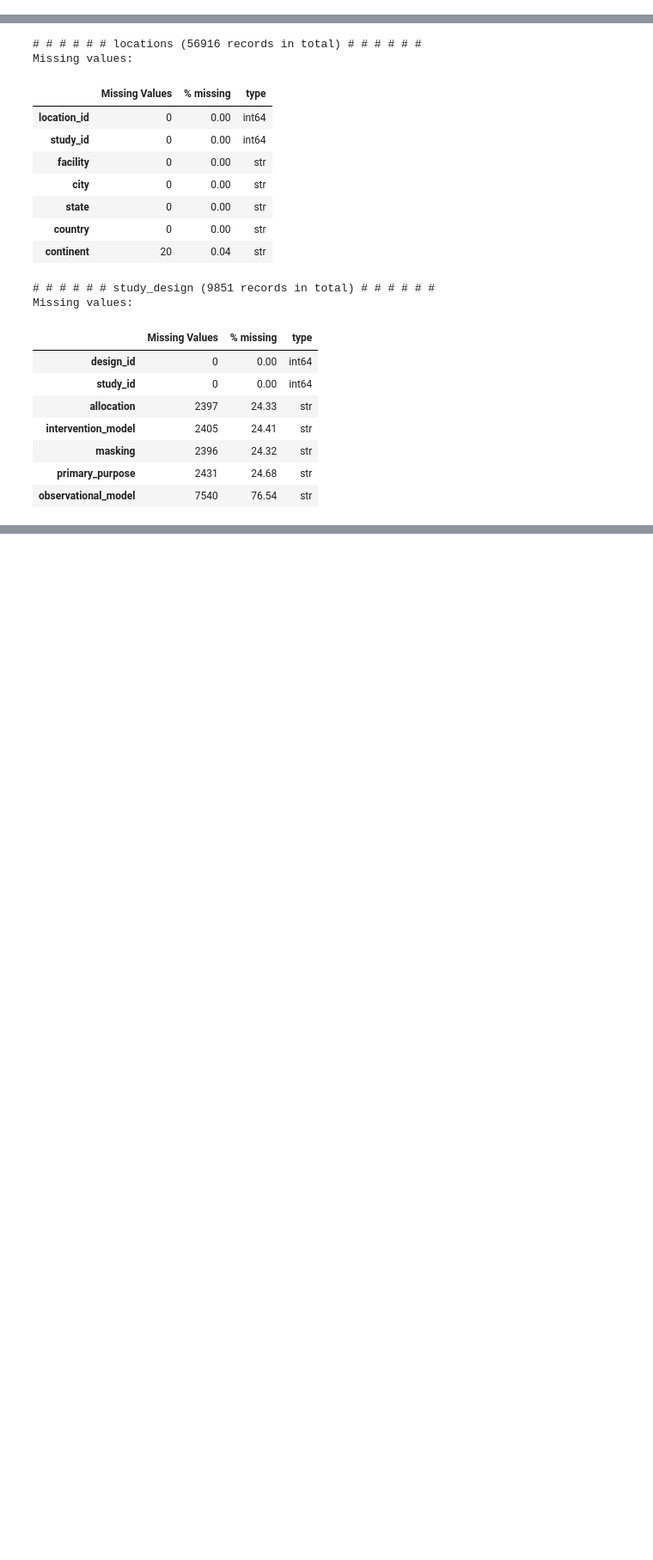
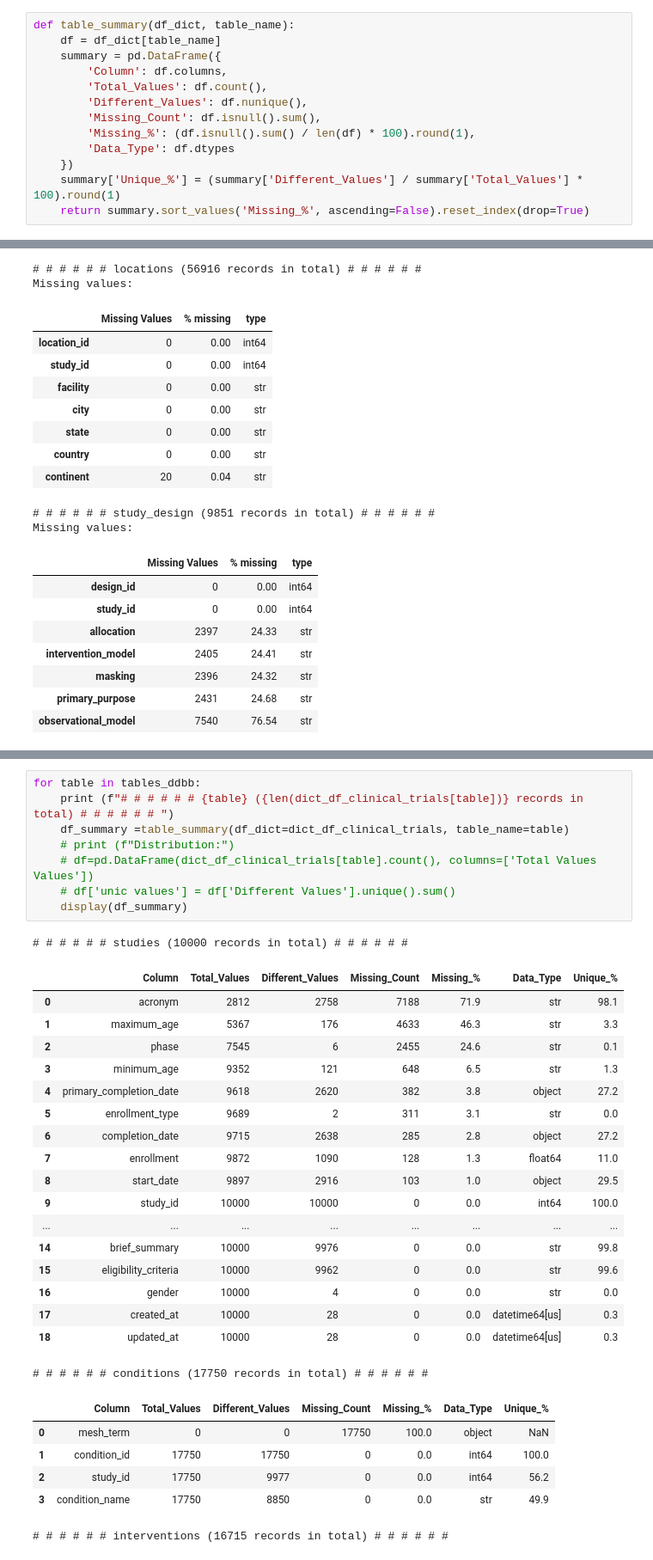
Before and after one commit to MarcHumet/Clinical-Trial-Analytics-Dashboard, a Jupyter notebook: CLINICAL_TRIAL_ANALYTICAL_EDA.ipynb, the cells around one changed output, grey strips where cells are left out. Shown at 86% size. Cells and saved outputs as stored; diff of their text form; blank space fills up the shorter version.

```diff
--- a/CLINICAL_TRIAL_ANALYTICAL_EDA.ipynb
+++ b/CLINICAL_TRIAL_ANALYTICAL_EDA.ipynb
@@ -79,3 +64,16 @@ def get_db_connection_with_retry(retries=3, delay=1):
                 logger.error(f"Database connection failed after {retries} attempts: {e}")
                 return None
     return None
+# %%
+def table_summary(df_dict, table_name):
+    df = df_dict[table_name]
+    summary = pd.DataFrame({
+        'Column': df.columns,
+        'Total_Values': df.count(),
+        'Different_Values': df.nunique(),
+        'Missing_Count': df.isnull().sum(),
+        'Missing_%': (df.isnull().sum() / len(df) * 100).round(1),
+        'Data_Type': df.dtypes
+    })
+    summary['Unique_%'] = (summary['Different_Values'] / summary['Total_Values'] * 100).round(1)
+    return summary.sort_values('Missing_%', ascending=False).reset_index(drop=True)
@@ -417,0 +410,34 @@ After updating, re-run the connection cell below (J1qAT_SARyIP).
+# %%
+for table in tables_ddbb:
+    print (f"# # # # # # {table} ({len(dict_df_clinical_trials[table])} records in total) # # # # # # ")
+    df_summary =table_summary(df_dict=dict_df_clinical_trials, table_name=table)
+    # print (f"Distribution:")
+    # df=pd.DataFrame(dict_df_clinical_trials[table].count(), columns=['Total Values Values'])
+    # df['unic values'] = df['Different Values'].unique().sum()
+    display(df_summary)
+# %% [output]
+# # # # # # studies (10000 records in total) # # # # # #
+|  | Column | Total_Values | Different_Values | Missing_Count | Missing_% | Data_Type | Unique_% |
+| 0 | acronym | 2812 | 2758 | 7188 | 71.9 | str | 98.1 |
+| 1 | maximum_age | 5367 | 176 | 4633 | 46.3 | str | 3.3 |
+| 2 | phase | 7545 | 6 | 2455 | 24.6 | str | 0.1 |
+| 3 | minimum_age | 9352 | 121 | 648 | 6.5 | str | 1.3 |
+| 4 | primary_completion_date | 9618 | 2620 | 382 | 3.8 | object | 27.2 |
+| 5 | enrollment_type | 9689 | 2 | 311 | 3.1 | str | 0.0 |
+| 6 | completion_date | 9715 | 2638 | 285 | 2.8 | object | 27.2 |
+| 7 | enrollment | 9872 | 1090 | 128 | 1.3 | float64 | 11.0 |
+| 8 | start_date | 9897 | 2916 | 103 | 1.0 | object | 29.5 |
+| 9 | study_id | 10000 | 10000 | 0 | 0.0 | int64 | 100.0 |
+| ... | ... | ... | ... | ... | ... | ... | ... |
+| 14 | brief_summary | 10000 | 9976 | 0 | 0.0 | str | 99.8 |
+| 15 | eligibility_criteria | 10000 | 9962 | 0 | 0.0 | str | 99.6 |
+| 16 | gender | 10000 | 4 | 0 | 0.0 | str | 0.0 |
+| 17 | created_at | 10000 | 28 | 0 | 0.0 | datetime64[us] | 0.3 |
+| 18 | updated_at | 10000 | 28 | 0 | 0.0 | datetime64[us] | 0.3 |
+# # # # # # conditions (17750 records in total) # # # # # #
+|  | Column | Total_Values | Different_Values | Missing_Count | Missing_% | Data_Type | Unique_% |
+| 0 | mesh_term | 0 | 0 | 17750 | 100.0 | object | NaN |
+| 1 | condition_id | 17750 | 17750 | 0 | 0.0 | int64 | 100.0 |
+| 2 | study_id | 17750 | 9977 | 0 | 0.0 | int64 | 56.2 |
+| 3 | condition_name | 17750 | 8850 | 0 | 0.0 | str | 49.9 |
+# # # # # # interventions (16715 records in total) # # # # # #
```
Also changed, not shown: parts of 34 cells of this notebook, 2 other files.
